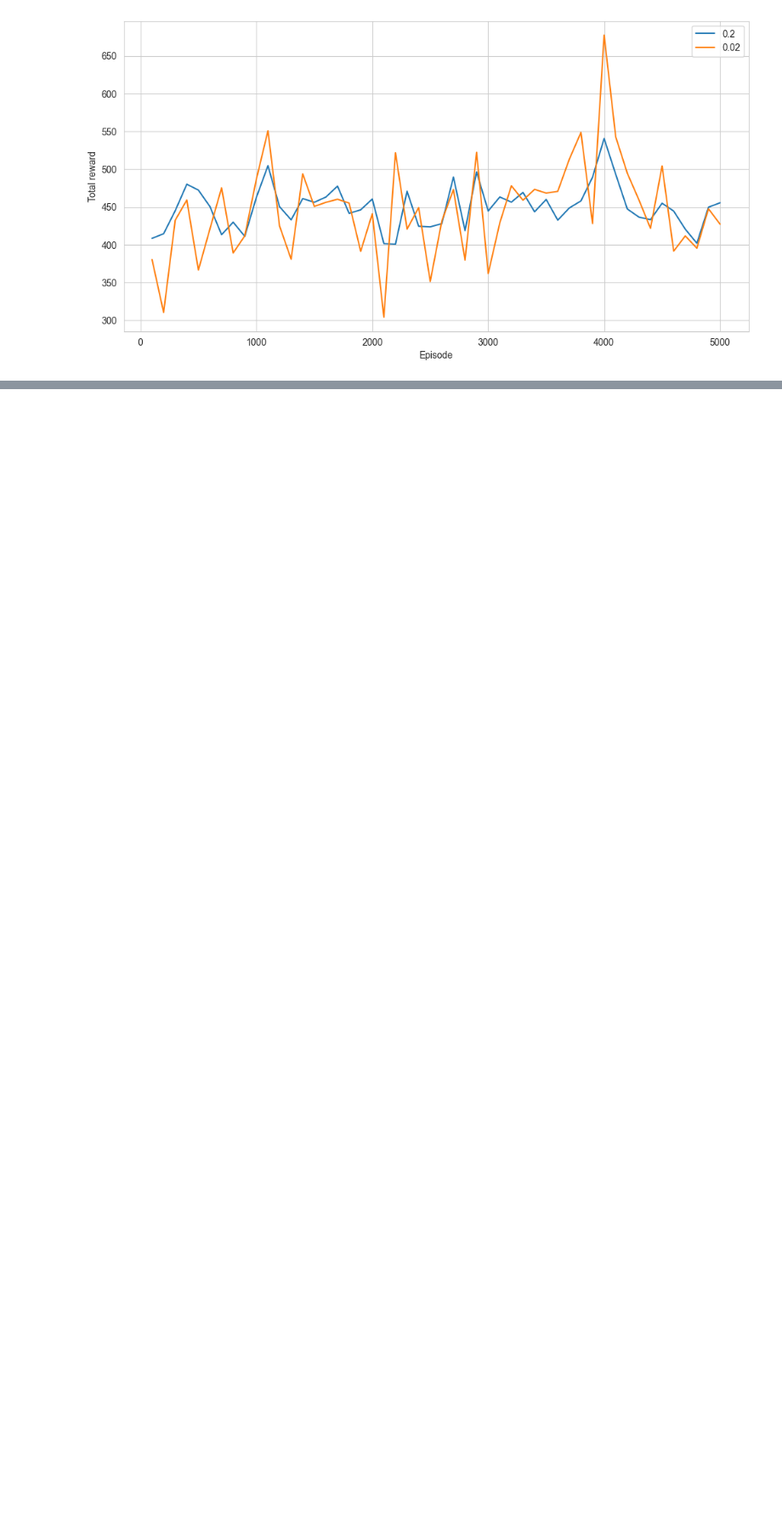
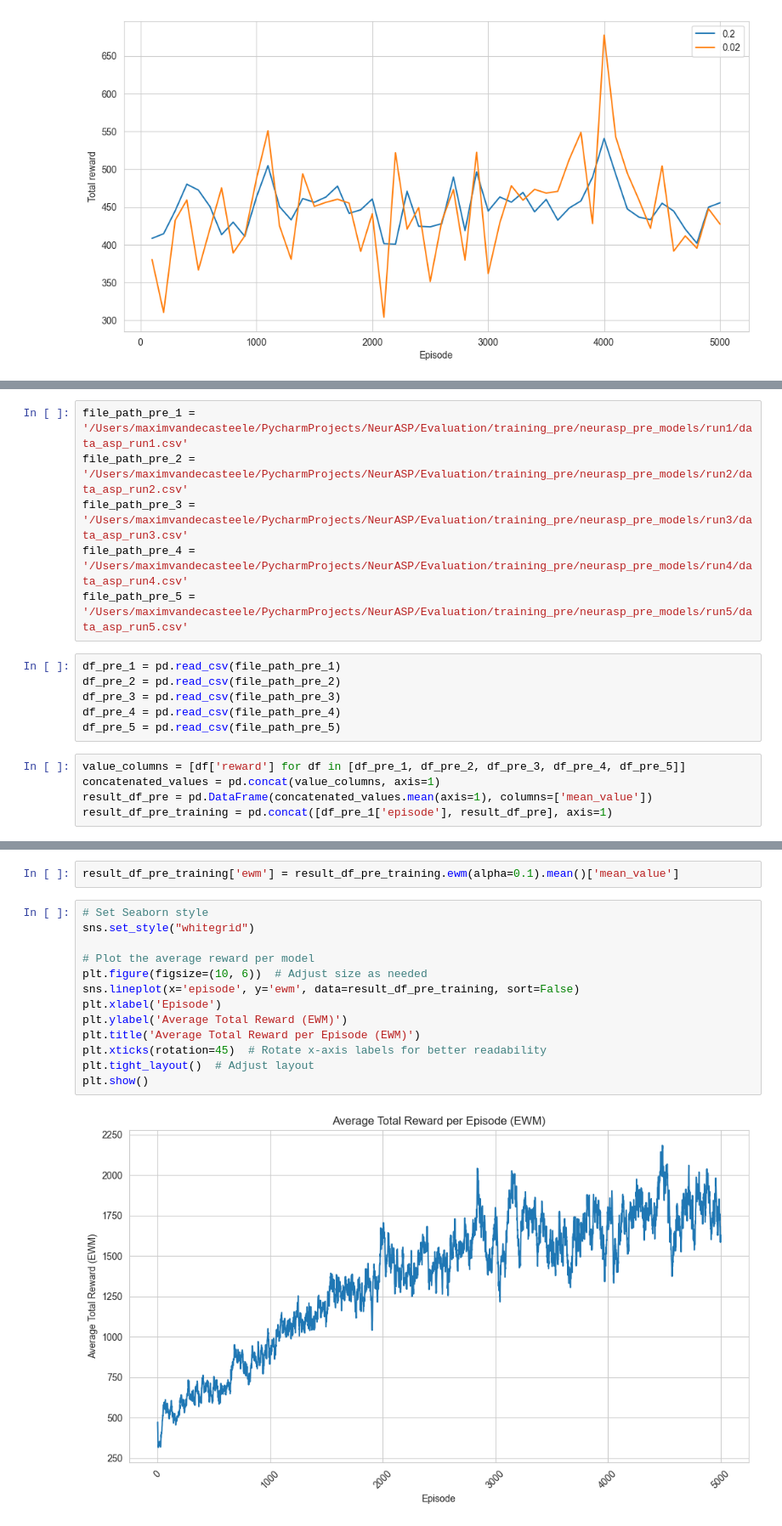
Before and after one commit to MaximVandecasteele/NeurASP, a Jupyter notebook: Evaluation/results_baseline.ipynb, the cells around one changed output, grey strips where cells are left out. Shown at 85% size. Saved outputs shown, nothing was run; the diff lists cells and outputs as text; blank space fills up the shorter version.

```diff
--- a/Evaluation/results_baseline.ipynb
+++ b/Evaluation/results_baseline.ipynb
@@ -954,0 +1028,17 @@ model_average_rewards_df
+# %%
+file_path_pre_1 = '/Users/maximvandecasteele/PycharmProjects/NeurASP/Evaluation/training_pre/neurasp_pre_models/run1/data_asp_run1.csv'
+file_path_pre_2 = '/Users/maximvandecasteele/PycharmProjects/NeurASP/Evaluation/training_pre/neurasp_pre_models/run2/data_asp_run2.csv'
+file_path_pre_3 = '/Users/maximvandecasteele/PycharmProjects/NeurASP/Evaluation/training_pre/neurasp_pre_models/run3/data_asp_run3.csv'
+file_path_pre_4 = '/Users/maximvandecasteele/PycharmProjects/NeurASP/Evaluation/training_pre/neurasp_pre_models/run4/data_asp_run4.csv'
+file_path_pre_5 = '/Users/maximvandecasteele/PycharmProjects/NeurASP/Evaluation/training_pre/neurasp_pre_models/run5/data_asp_run5.csv'
+# %%
+df_pre_1 = pd.read_csv(file_path_pre_1)
+df_pre_2 = pd.read_csv(file_path_pre_2)
+df_pre_3 = pd.read_csv(file_path_pre_3)
+df_pre_4 = pd.read_csv(file_path_pre_4)
+df_pre_5 = pd.read_csv(file_path_pre_5)
+# %%
+value_columns = [df['reward'] for df in [df_pre_1, df_pre_2, df_pre_3, df_pre_4, df_pre_5]]
+concatenated_values = pd.concat(value_columns, axis=1)
+result_df_pre = pd.DataFrame(concatenated_values.mean(axis=1), columns=['mean_value'])
+result_df_pre_training = pd.concat([df_pre_1['episode'], result_df_pre], axis=1)
@@ -954,0 +1061,17 @@ model_average_rewards_df
+# %%
+result_df_pre_training['ewm'] = result_df_pre_training.ewm(alpha=0.1).mean()['mean_value']
+# %%
+# Set Seaborn style
+sns.set_style("whitegrid")
+
+# Plot the average reward per model
+plt.figure(figsize=(10, 6))  # Adjust size as needed
+sns.lineplot(x='episode', y='ewm', data=result_df_pre_training, sort=False)
+plt.xlabel('Episode')
+plt.ylabel('Average Total Reward (EWM)')
+plt.title('Average Total Reward per Episode (EWM)')
+plt.xticks(rotation=45)  # Rotate x-axis labels for better readability
+plt.tight_layout()  # Adjust layout
+plt.show()
+# %% [output]
+[figure, added]
```
Also changed, not shown: parts of 66 cells of this notebook, 18 other files.
